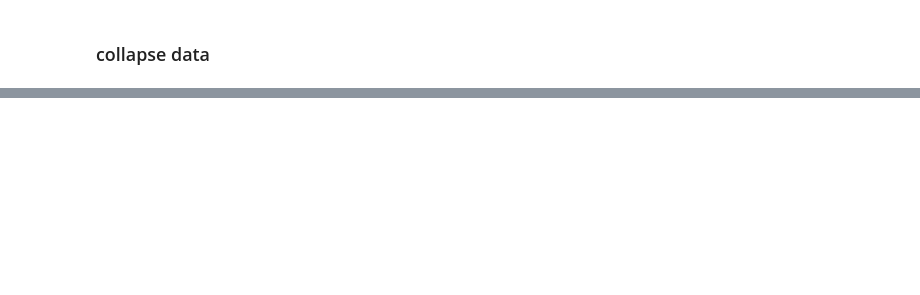
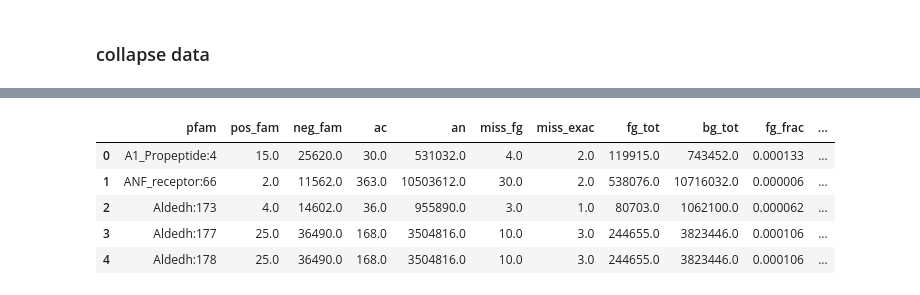
Before and after one commit to samesense/pathopredictor, a Jupyter notebook: notebooks/merge_count_data.ipynb, the cells around one changed output, grey strips where cells are left out. Cells and saved outputs as stored; diff of their text form; code cells hidden in the pictures; blank space fills up the shorter version.

```diff
--- a/notebooks/merge_count_data.ipynb
+++ b/notebooks/merge_count_data.ipynb
@@ -31,0 +7,78 @@ m.head()
+# %%
+fg_file = '../data/interim/EPIv6.eff.dbnsfp.anno.hHack.splitPfam.dat'
+bg_file = '../data/interim/r1_no_tcga/exac.tidy.eff.dbnsfp.gt.anno.hHack.splitPfam.dat'
+df_exac_pre = pandas.read_csv(bg_file, sep='\t')
+max_exac_an = max(df_exac_pre['an'].values)
+
+df_fg_pre = pandas.read_csv(fg_file, sep='\t')
+max_fg = max([p+2*n for p,n in df_fg_pre[['pos_fam', 'neg_fam']].values])
+df_exac = df_exac_pre[df_exac_pre['af_1kg_all'] < .01]
+df_fg = df_fg_pre[df_fg_pre['af_1kg_all'] < .01]
+
+# don't forget to add non-var counts
+var = 'synonymous_variant'
+cols = ['pfam', 'chrom', 'pos']
+pfam_to_exac_pos = defaultdict(dict)
+for pfam, chrom, pos in list(df_exac[df_exac.eff==var][cols].values):
+    pfam_to_exac_pos[pfam][str(chrom) + ':' + str(pos)] = True
+pfam_to_fg_pos = defaultdict(dict)
+for pfam, chrom, pos in list(df_fg[df_fg.eff==var][cols].values):
+    pfam_to_fg_pos[pfam][str(chrom) + ':' + str(pos)] = True
+
+missing_exac_count = []
+for pfam in pfam_to_fg_pos:
+    if not pfam in pfam_to_exac_pos:
+        ls = [pfam, len(pfam_to_fg_pos[pfam])]
+        missing_exac_count.append(ls)
+    else:
+        miss_len = len( set(pfam_to_fg_pos[pfam]) - set(pfam_to_exac_pos[pfam]) )
+        ls = [pfam, miss_len]
+        missing_exac_count.append(ls)
+missing_exac_df = pandas.DataFrame({'pfam':[x[0] for x in missing_exac_count],
+                                    'miss_exac':[x[1] for x in missing_exac_count]})
+missing_fg_count = []
+for pfam in pfam_to_exac_pos:
+    if not pfam in pfam_to_fg_pos:
+        ls = [pfam, len(pfam_to_exac_pos[pfam])]
+        missing_fg_count.append(ls)
+    else:
+        miss_len = len( set(pfam_to_exac_pos[pfam]) - set(pfam_to_fg_pos[pfam]) )
+        ls = [pfam, miss_len]
+        missing_fg_count.append(ls)
+missing_fg_df = pandas.DataFrame({'pfam':[x[0] for x in missing_fg_count],
+                                  'miss_fg':[x[1] for x in missing_fg_count]})
+
+missing_df = pandas.merge(missing_fg_df, missing_exac_df, on='pfam', how='outer').fillna(0)
+
+#fg_pos = set([chrom + ':' + pos for chrom, pos in df_fg[df_fg.eff==var][cols].values])
+#missing_exac_count = len(fg_pos) - len(exac_pos)
+
+cols = ['ac', 'an']
+g_exac = df_exac[df_exac.eff==var].groupby('pfam')[cols].sum().reset_index()
+#g_exac.head()
+
+fg_cols = ['pos_fam', 'neg_fam']
+g_fg = df_fg[df_fg.eff==var].groupby('pfam')[fg_cols].sum().reset_index()
+#g_fg.head()
+
+m_pre = pandas.merge(g_fg, g_exac, on='pfam', how='outer').fillna(0)
+m = pandas.merge(m_pre, missing_df, on='pfam', how='left')
+print(max_exac_an, max_fg)
+#m.head()
+
+def calc_fg_neg(row, max_fg):
+    return 2*row['neg_fam'] + max_fg*row['miss_fg'] + row['pos_fam']
+
+def calc_bg_neg(row, max_exac):
+    return row['an'] + max_exac*row['miss_exac']
+
+m.loc[:, 'fg_tot'] = m.apply(lambda row: calc_fg_neg(row, max_fg), axis=1)
+m.loc[:, 'bg_tot'] = m.apply(lambda row: calc_bg_neg(row, max_exac_an), axis=1)
+m['fg_frac'] = (1+m['pos_fam']) / m['fg_tot']
+m['fg_frac_log'] = m.apply(lambda row: math.log(row['fg_frac'], 2), axis=1)
+m['bg_frac'] = (1+m['ac']) / m['bg_tot']
+m['bg_frac_log'] = m.apply(lambda row: math.log(row['bg_frac'], 2), axis=1)
+m['fg_other'] = m['fg_tot'] - m['pos_fam']
+m['bg_other'] = m['bg_tot'] - m['ac']
+m.head()
+# %% [output]
@@ -31,0 +86,6 @@ m.head()
+|  | pfam | pos_fam | neg_fam | ac | an | miss_fg | miss_exac | fg_tot | bg_tot | fg_frac | ... |
+| 0 | A1_Propeptide:4 | 15.0 | 25620.0 | 30.0 | 531032.0 | 4.0 | 2.0 | 119915.0 | 743452.0 | 0.000133 | ... |
+| 1 | ANF_receptor:66 | 2.0 | 11562.0 | 363.0 | 10503612.0 | 30.0 | 2.0 | 538076.0 | 10716032.0 | 0.000006 | ... |
+| 2 | Aldedh:173 | 4.0 | 14602.0 | 36.0 | 955890.0 | 3.0 | 1.0 | 80703.0 | 1062100.0 | 0.000062 | ... |
+| 3 | Aldedh:177 | 25.0 | 36490.0 | 168.0 | 3504816.0 | 10.0 | 3.0 | 244655.0 | 3823446.0 | 0.000106 | ... |
+| 4 | Aldedh:178 | 25.0 | 36490.0 | 168.0 | 3504816.0 | 10.0 | 3.0 | 244655.0 | 3823446.0 | 0.000106 | ... |
```
Also changed, not shown: parts of 5 cells of this notebook, 2 other files.
